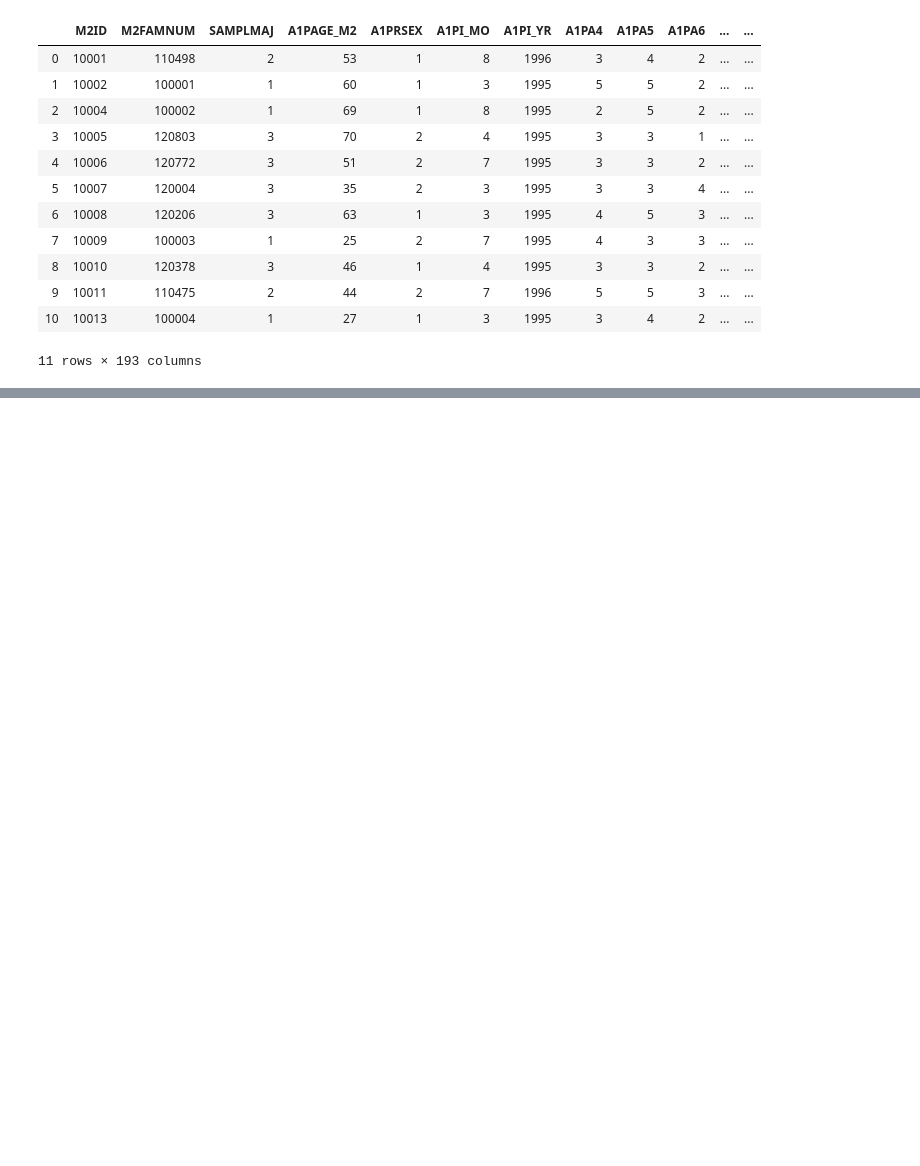
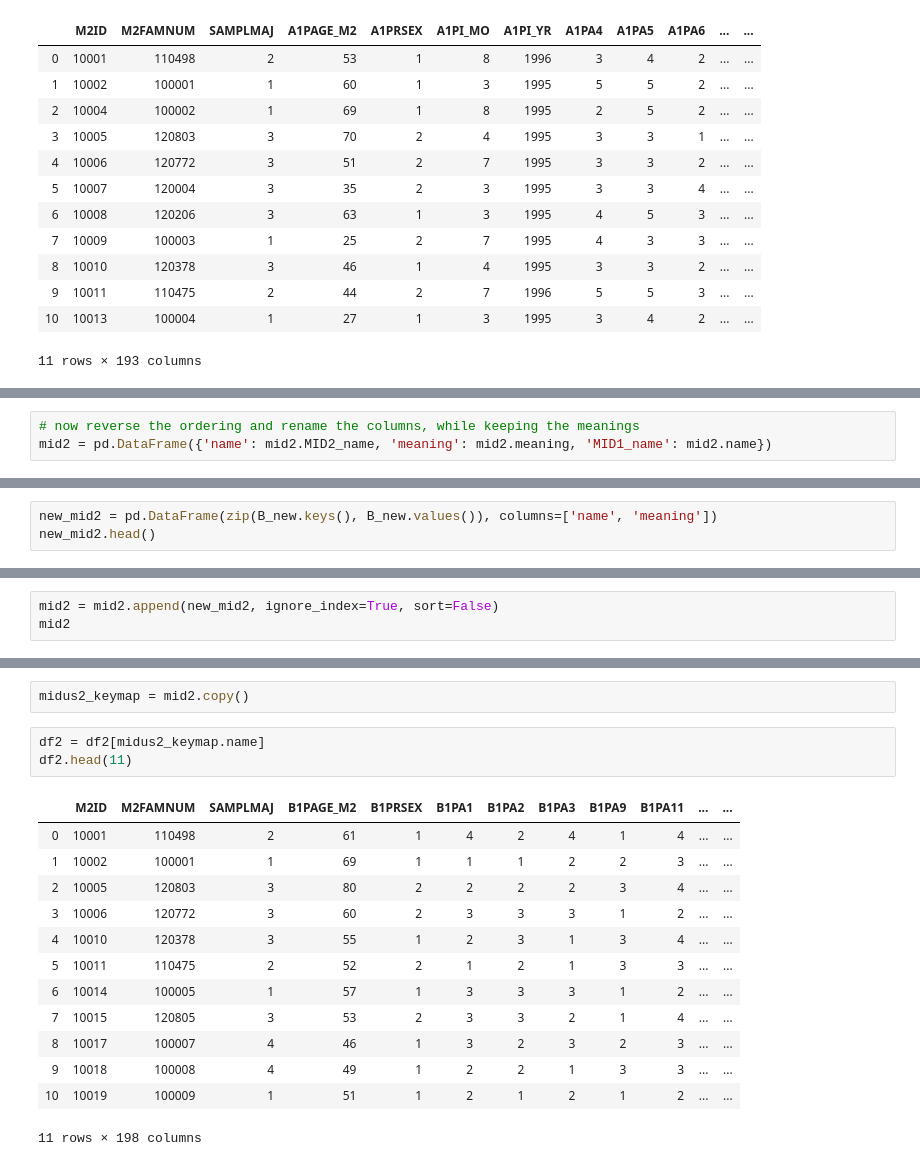
Before and after one commit to ebhtra/humanidata, a Jupyter notebook: DataFilter.ipynb, the cells around one changed output, grey strips where cells are left out. Cells and saved outputs as stored; diff of their text form; blank space fills up the shorter version.

```diff
--- a/DataFilter.ipynb
+++ b/DataFilter.ipynb
@@ -221,0 +434,3 @@ df.head(11)
+# %%
+# now reverse the ordering and rename the columns, while keeping the meanings
+mid2 = pd.DataFrame({'name': mid2.MID2_name, 'meaning': mid2.meaning, 'MID1_name': mid2.name})
@@ -221,0 +446,3 @@ df.head(11)
+# %%
+new_mid2 = pd.DataFrame(zip(B_new.keys(), B_new.values()), columns=['name', 'meaning'])
+new_mid2.head()
@@ -221,0 +456,3 @@ df.head(11)
+# %%
+mid2 = mid2.append(new_mid2, ignore_index=True, sort=False)
+mid2
@@ -221,0 +473,19 @@ df.head(11)
+# %%
+midus2_keymap = mid2.copy()
+# %%
+df2 = df2[midus2_keymap.name]
+df2.head(11)
+# %% [output]
+|  | M2ID | M2FAMNUM | SAMPLMAJ | B1PAGE_M2 | B1PRSEX | B1PA1 | B1PA2 | B1PA3 | B1PA9 | B1PA11 | ... | ... |
+| 0 | 10001 | 110498 | 2 | 61 | 1 | 4 | 2 | 4 | 1 | 4 | ... | ... |
+| 1 | 10002 | 100001 | 1 | 69 | 1 | 1 | 1 | 2 | 2 | 3 | ... | ... |
+| 2 | 10005 | 120803 | 3 | 80 | 2 | 2 | 2 | 2 | 3 | 4 | ... | ... |
+| 3 | 10006 | 120772 | 3 | 60 | 2 | 3 | 3 | 3 | 1 | 2 | ... | ... |
+| 4 | 10010 | 120378 | 3 | 55 | 1 | 2 | 3 | 1 | 3 | 4 | ... | ... |
+| 5 | 10011 | 110475 | 2 | 52 | 2 | 1 | 2 | 1 | 3 | 3 | ... | ... |
+| 6 | 10014 | 100005 | 1 | 57 | 1 | 3 | 3 | 3 | 1 | 2 | ... | ... |
+| 7 | 10015 | 120805 | 3 | 53 | 2 | 3 | 3 | 2 | 1 | 4 | ... | ... |
+| 8 | 10017 | 100007 | 4 | 46 | 1 | 3 | 2 | 3 | 2 | 3 | ... | ... |
+| 9 | 10018 | 100008 | 4 | 49 | 1 | 2 | 2 | 1 | 3 | 3 | ... | ... |
+| 10 | 10019 | 100009 | 1 | 51 | 1 | 2 | 1 | 2 | 1 | 2 | ... | ... |
+11 rows × 198 columns
```
Also changed, not shown: parts of 34 cells of this notebook, 4 other files.
